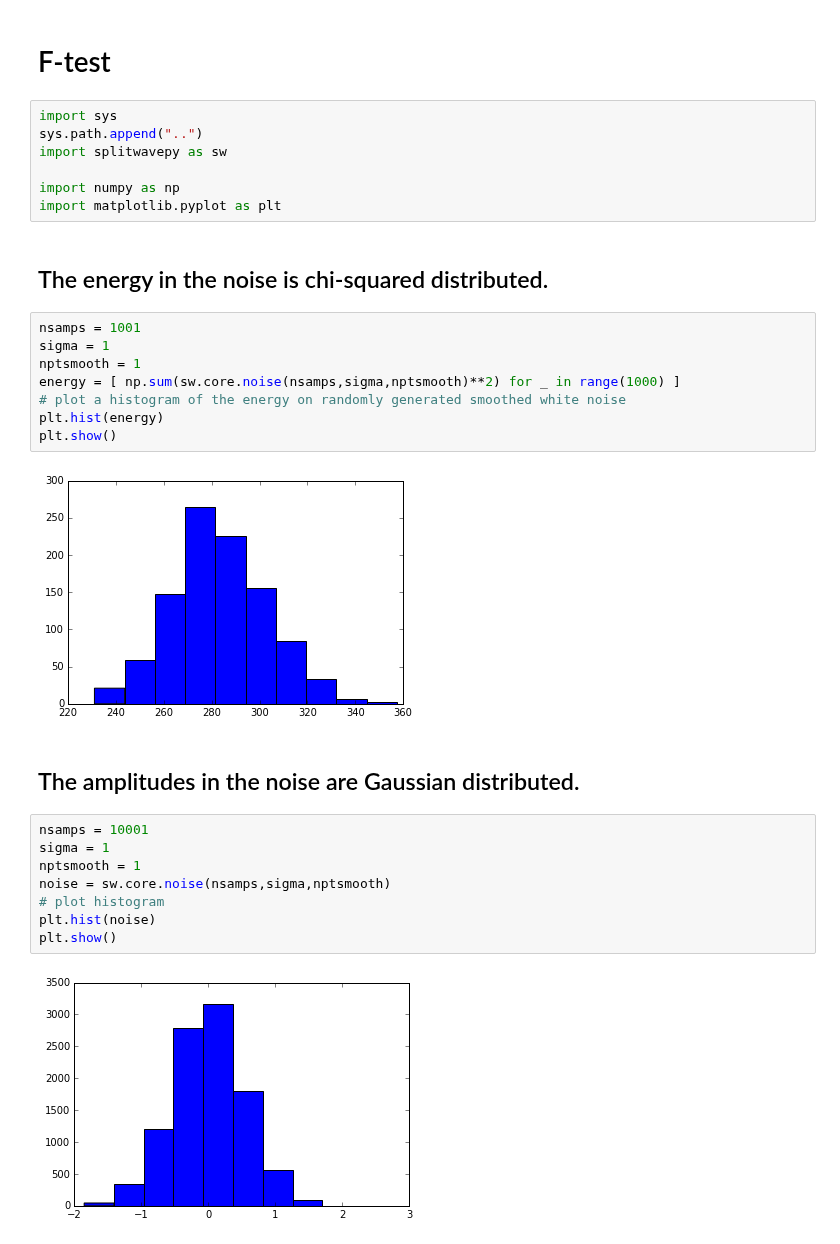
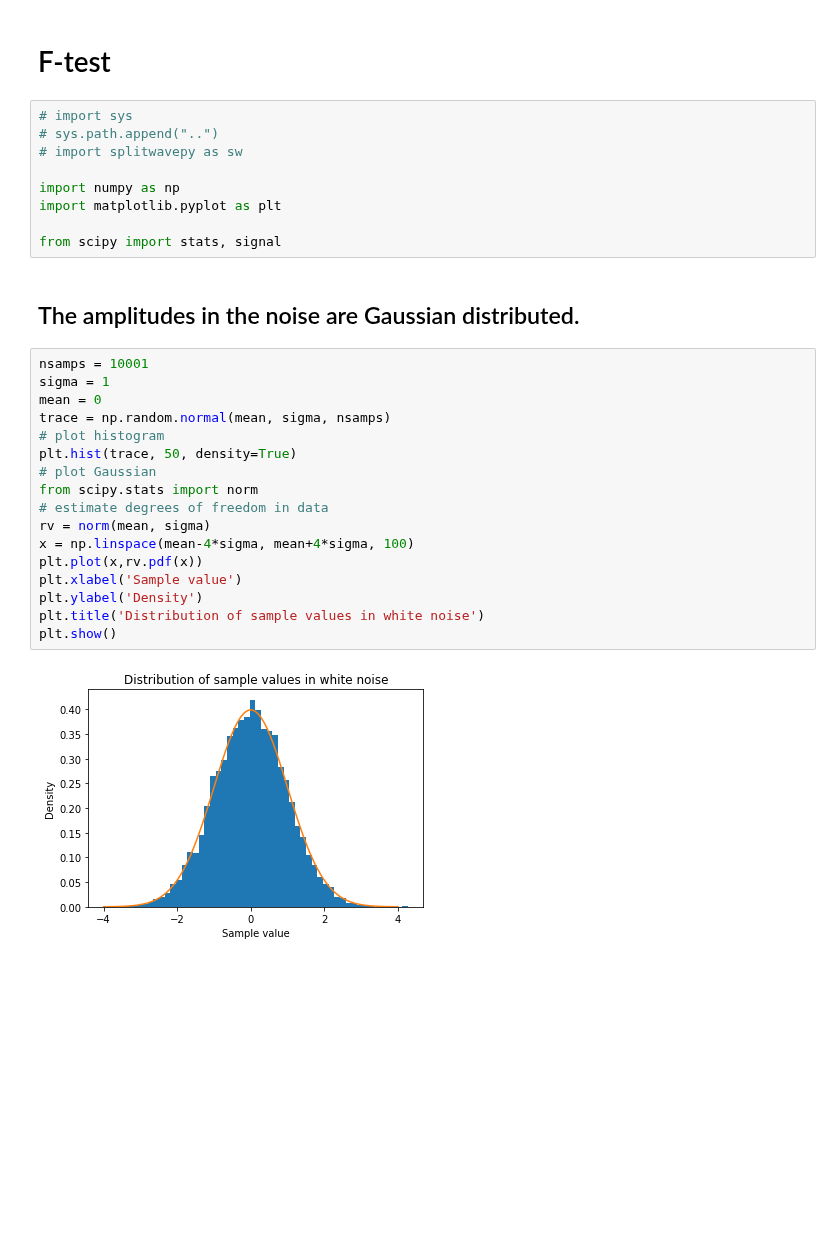
Before and after one commit to JackWalpole/splitwavepy, a Jupyter notebook: devel/F_test.ipynb, the cells around one changed output. Cells and saved outputs as stored; diff of their text form; blank space fills up the shorter version.

```diff
--- a/devel/F_test.ipynb
+++ b/devel/F_test.ipynb
@@ -1,33 +1,32 @@
 # %% [markdown]
 # F-test
 # %%
-import sys
-sys.path.append("..")
-import splitwavepy as sw
+# import sys
+# sys.path.append("..")
+# import splitwavepy as sw
 
 import numpy as np
 import matplotlib.pyplot as plt
+
+from scipy import stats, signal
-# %% [markdown]
-## The energy in the noise is chi-squared distributed.
-# %%
-nsamps = 1001
-sigma = 1
-nptsmooth = 1
-energy = [ np.sum(sw.core.noise(nsamps,sigma,nptsmooth)**2) for _ in range(1000) ]
-# plot a histogram of the energy on randomly generated smoothed white noise
-plt.hist(energy)
-plt.show()
-# %% [output]
-[figure, removed]
 # %% [markdown]
 ## The amplitudes in the noise are Gaussian distributed.
-# %%
-nsamps = 10001
-sigma = 1
-nptsmooth = 1
-noise = sw.core.noise(nsamps,sigma,nptsmooth)
-# plot histogram
-plt.hist(noise)
-plt.show()
-# %% [output]
-[figure, removed]
+# %%
+nsamps = 10001
+sigma = 1
+mean = 0
+trace = np.random.normal(mean, sigma, nsamps)
+# plot histogram
+plt.hist(trace, 50, density=True)
+# plot Gaussian
+from scipy.stats import norm
+# estimate degrees of freedom in data
+rv = norm(mean, sigma)
+x = np.linspace(mean-4*sigma, mean+4*sigma, 100)
+plt.plot(x,rv.pdf(x))
+plt.xlabel('Sample value')
+plt.ylabel('Density')
+plt.title('Distribution of sample values in white noise')
+plt.show()
+# %% [output]
+[figure, added]
```
Also changed, not shown: parts of 2 cells of this notebook, 3 other files.
